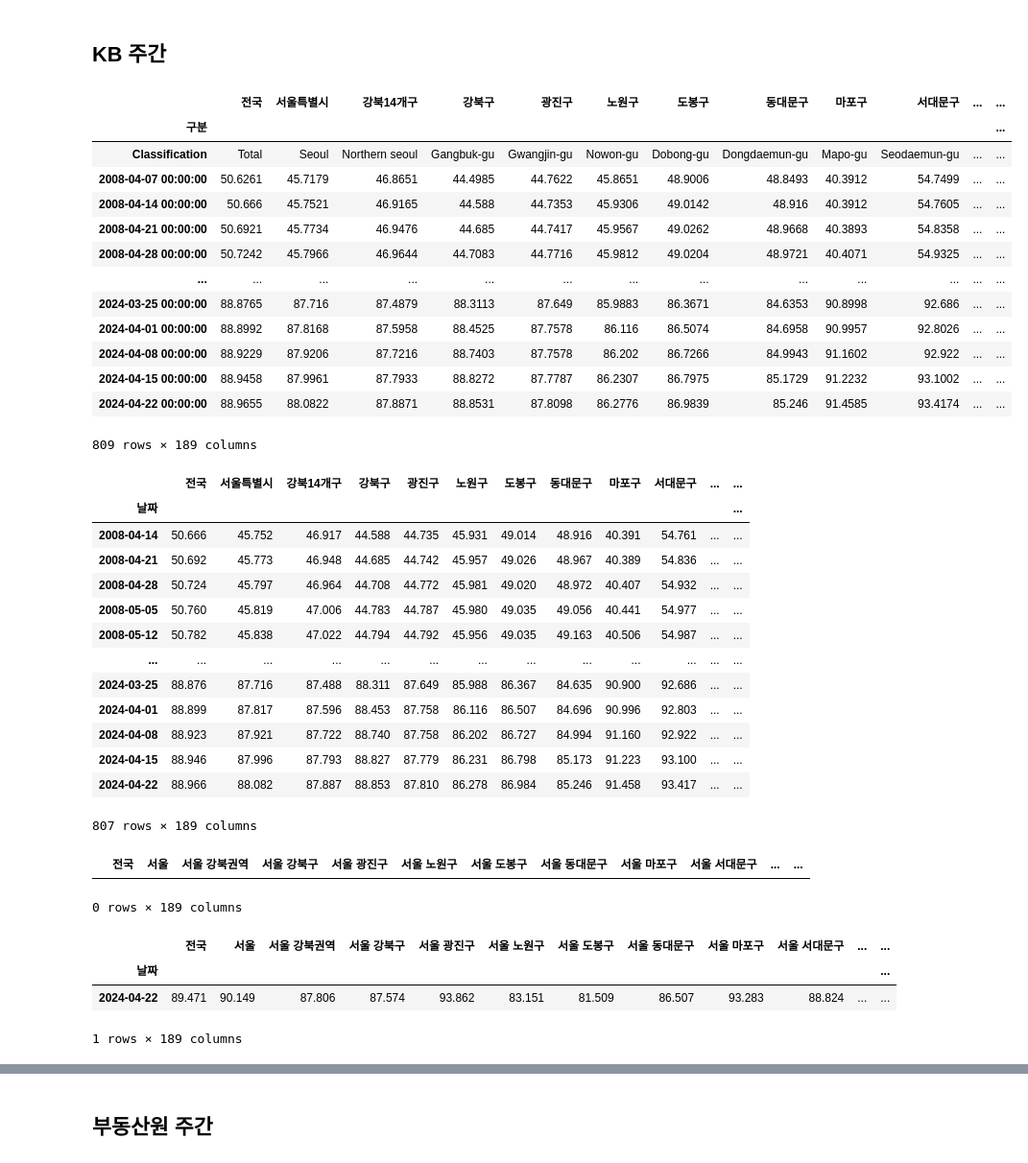
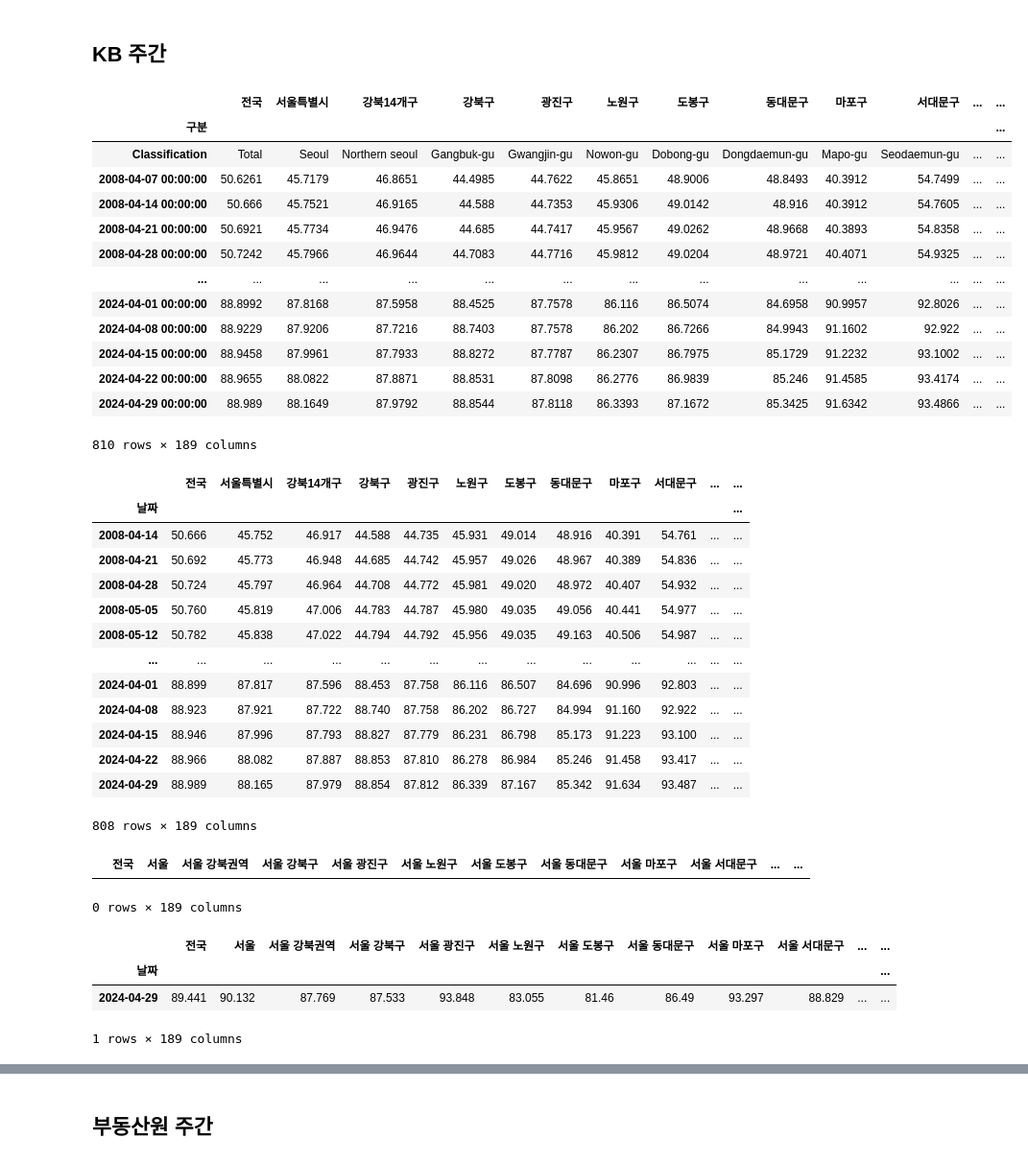
Before and after one commit to sizipusx/fundamental, a Jupyter notebook: jupyterlab/주간 부동산 업데이트.ipynb, the cells around one changed output, grey strips where cells are left out. Shown at 96% size. Cells and saved outputs as stored; diff of their text form; code cells hidden in the pictures.

```diff
--- a/jupyterlab/주간 부동산 업데이트.ipynb
+++ b/jupyterlab/주간 부동산 업데이트.ipynb
@@ -14,26 +14,26 @@ conn = sqlite3.connect('C://Users/sizip/fundamental/files/weekly_house.db')
 ## KB 주간
 # %%
 # 연결 1
-file_path = "C://Users/sizip/OneDriveData/개인/data/부동산 기본 파일/20240422_주간시계열.xlsx"
+file_path = "C://Users/sizip/OneDriveData/개인/data/부동산 기본 파일/20240429_주간시계열.xlsx"
 kbm_dict = pd.ExcelFile(file_path)
 mdf = kbm_dict.parse("3.매매지수", skiprows=1, index_col=0, parse_dates=True)
 jdf = kbm_dict.parse("4.전세지수", skiprows=1, index_col=0, parse_dates=True)
 jdf
 # %% [output]
 |  | 전국 | 서울특별시 | 강북14개구 | 강북구 | 광진구 | 노원구 | 도봉구 | 동대문구 | 마포구 | 서대문구 | ... | ... |
 | 구분 |  |  |  |  |  |  |  |  |  |  |  | ... |
 | Classification | Total | Seoul | Northern seoul | Gangbuk-gu | Gwangjin-gu | Nowon-gu | Dobong-gu | Dongdaemun-gu | Mapo-gu | Seodaemun-gu | ... | ... |
 | 2008-04-07 00:00:00 | 50.6261 | 45.7179 | 46.8651 | 44.4985 | 44.7622 | 45.8651 | 48.9006 | 48.8493 | 40.3912 | 54.7499 | ... | ... |
 | 2008-04-14 00:00:00 | 50.666 | 45.7521 | 46.9165 | 44.588 | 44.7353 | 45.9306 | 49.0142 | 48.916 | 40.3912 | 54.7605 | ... | ... |
 | 2008-04-21 00:00:00 | 50.6921 | 45.7734 | 46.9476 | 44.685 | 44.7417 | 45.9567 | 49.0262 | 48.9668 | 40.3893 | 54.8358 | ... | ... |
 | 2008-04-28 00:00:00 | 50.7242 | 45.7966 | 46.9644 | 44.7083 | 44.7716 | 45.9812 | 49.0204 | 48.9721 | 40.4071 | 54.9325 | ... | ... |
 | ... | ... | ... | ... | ... | ... | ... | ... | ... | ... | ... | ... | ... |
-| 2024-03-25 00:00:00 | 88.8765 | 87.716 | 87.4879 | 88.3113 | 87.649 | 85.9883 | 86.3671 | 84.6353 | 90.8998 | 92.686 | ... | ... |
 | 2024-04-01 00:00:00 | 88.8992 | 87.8168 | 87.5958 | 88.4525 | 87.7578 | 86.116 | 86.5074 | 84.6958 | 90.9957 | 92.8026 | ... | ... |
 | 2024-04-08 00:00:00 | 88.9229 | 87.9206 | 87.7216 | 88.7403 | 87.7578 | 86.202 | 86.7266 | 84.9943 | 91.1602 | 92.922 | ... | ... |
 | 2024-04-15 00:00:00 | 88.9458 | 87.9961 | 87.7933 | 88.8272 | 87.7787 | 86.2307 | 86.7975 | 85.1729 | 91.2232 | 93.1002 | ... | ... |
 | 2024-04-22 00:00:00 | 88.9655 | 88.0822 | 87.8871 | 88.8531 | 87.8098 | 86.2776 | 86.9839 | 85.246 | 91.4585 | 93.4174 | ... | ... |
+| 2024-04-29 00:00:00 | 88.989 | 88.1649 | 87.9792 | 88.8544 | 87.8118 | 86.3393 | 87.1672 | 85.3425 | 91.6342 | 93.4866 | ... | ... |
-809 rows × 189 columns
+810 rows × 189 columns
 # %%
 mdf = mdf.iloc[2:mdf['전국'].count()]
 mdf.index.name="날짜"
@@ -53,12 +53,12 @@ jdf
 | 2008-05-05 | 50.760 | 45.819 | 47.006 | 44.783 | 44.787 | 45.980 | 49.035 | 49.056 | 40.441 | 54.977 | ... | ... |
 | 2008-05-12 | 50.782 | 45.838 | 47.022 | 44.794 | 44.792 | 45.956 | 49.035 | 49.163 | 40.506 | 54.987 | ... | ... |
 | ... | ... | ... | ... | ... | ... | ... | ... | ... | ... | ... | ... | ... |
-| 2024-03-25 | 88.876 | 87.716 | 87.488 | 88.311 | 87.649 | 85.988 | 86.367 | 84.635 | 90.900 | 92.686 | ... | ... |
 | 2024-04-01 | 88.899 | 87.817 | 87.596 | 88.453 | 87.758 | 86.116 | 86.507 | 84.696 | 90.996 | 92.803 | ... | ... |
 | 2024-04-08 | 88.923 | 87.921 | 87.722 | 88.740 | 87.758 | 86.202 | 86.727 | 84.994 | 91.160 | 92.922 | ... | ... |
 | 2024-04-15 | 88.946 | 87.996 | 87.793 | 88.827 | 87.779 | 86.231 | 86.798 | 85.173 | 91.223 | 93.100 | ... | ... |
 | 2024-04-22 | 88.966 | 88.082 | 87.887 | 88.853 | 87.810 | 86.278 | 86.984 | 85.246 | 91.458 | 93.417 | ... | ... |
+| 2024-04-29 | 88.989 | 88.165 | 87.979 | 88.854 | 87.812 | 86.339 | 87.167 | 85.342 | 91.634 | 93.487 | ... | ... |
-807 rows × 189 columns
+808 rows × 189 columns
 # %%
 header = header_excel.parse('KB')
 header
@@ -74,7 +74,7 @@ mlast_row
 # %% [output]
 |  | 전국 | 서울 | 서울 강북권역 | 서울 강북구 | 서울 광진구 | 서울 노원구 | 서울 도봉구 | 서울 동대문구 | 서울 마포구 | 서울 서대문구 | ... | ... |
 | 날짜 |  |  |  |  |  |  |  |  |  |  |  | ... |
-| 2024-04-22 | 89.471 | 90.149 | 87.806 | 87.574 | 93.862 | 83.151 | 81.509 | 86.507 | 93.283 | 88.824 | ... | ... |
+| 2024-04-29 | 89.441 | 90.132 | 87.769 | 87.533 | 93.848 | 83.055 | 81.46 | 86.49 | 93.297 | 88.829 | ... | ... |
 1 rows × 189 columns
 # %%
 mlast_row.to_sql("kbm", conn, if_exists="append")
```
Also changed, not shown: parts of 16 cells of this notebook, 1 other file.
